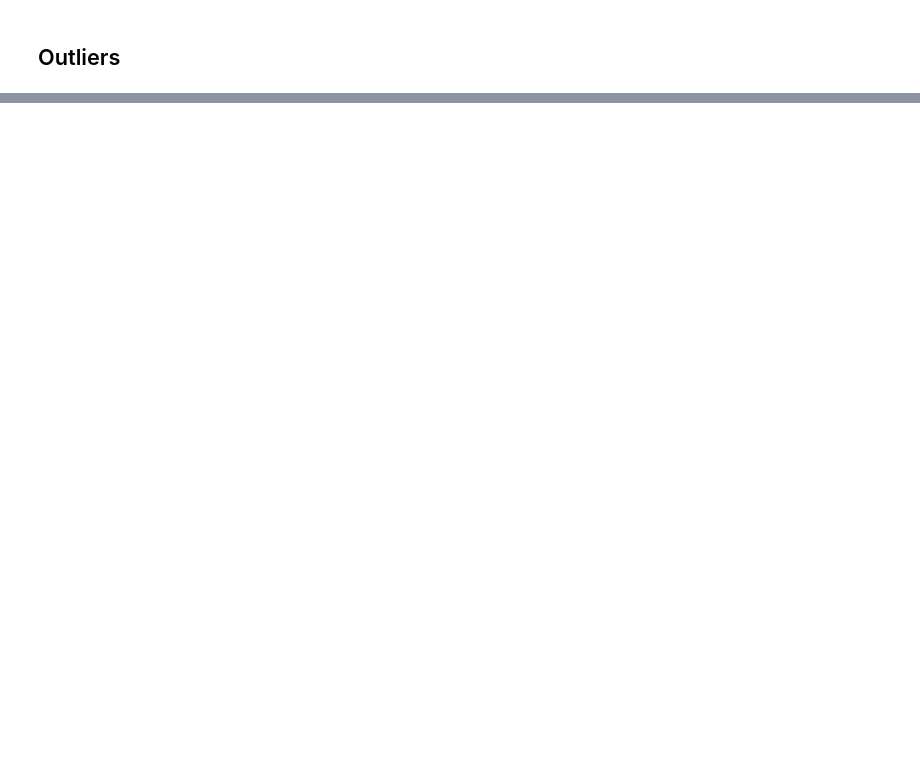
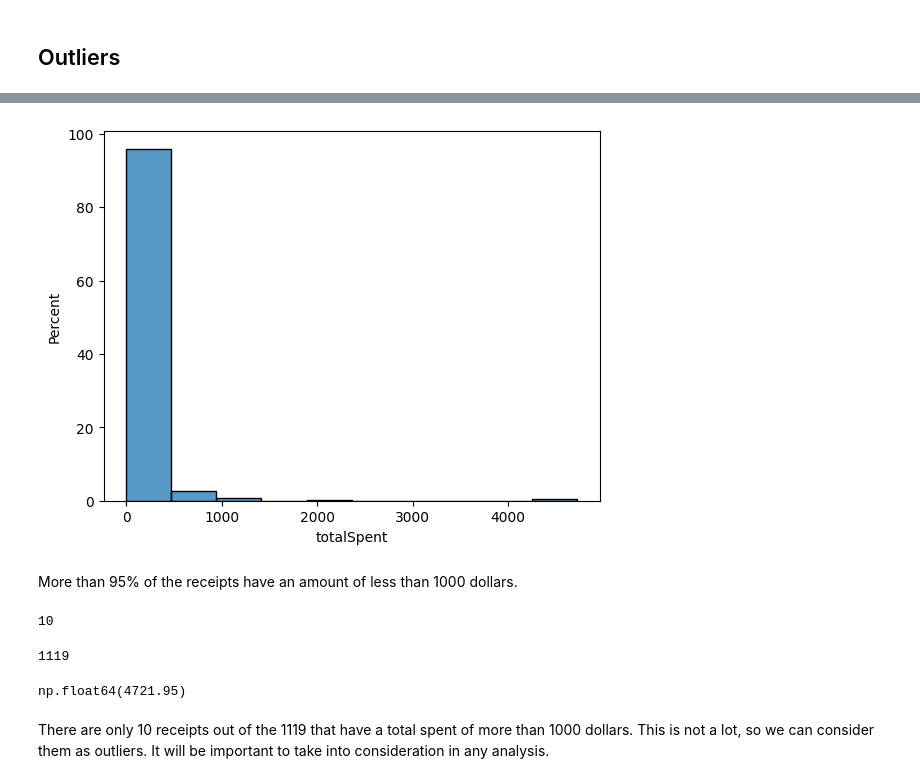
Before and after one commit to jpronier/fetch-assignment, a Jupyter notebook: notebooks/quality.ipynb, the cells around one changed output, grey strips where cells are left out. Saved outputs shown, nothing was run; the diff lists cells and outputs as text; code cells hidden in the pictures; blank space fills up the shorter version.

```diff
--- a/notebooks/quality.ipynb
+++ b/notebooks/quality.ipynb
@@ -343,0 +395,22 @@ Oldest 5 accounts:
+# %%
+sns.histplot(receipts["totalSpent"], stat="percent", bins=10)
+plt.show()
+# %% [output]
+[figure, added]
+# %% [markdown]
+More than 95% of the receipts have an amount of less than 1000 dollars.
+# %%
+len(receipts[receipts["totalSpent"] > 1000])
+# %% [output]
+10
+# %%
+len(receipts)
+# %% [output]
+1119
+# %%
+# print the maximum total spent
+receipts["totalSpent"].max()
+# %% [output]
+np.float64(4721.95)
+# %% [markdown]
+There are only 10 receipts out of the 1119 that have a total spent of more than 1000 dollars. This is not a lot, so we can consider them as outliers. It will be important to take into consideration in any analysis.
```
Also changed, not shown: parts of 24 cells of this notebook, 2 other files.
